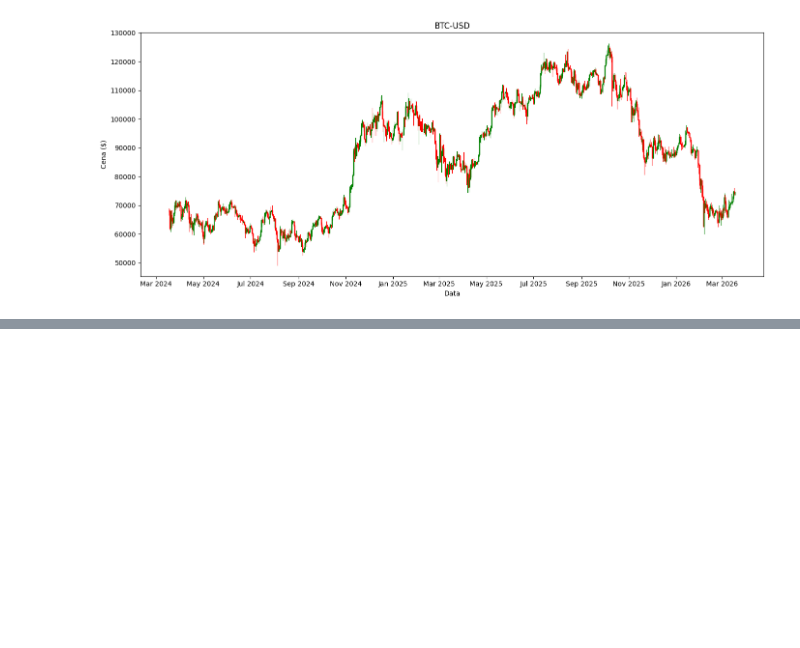
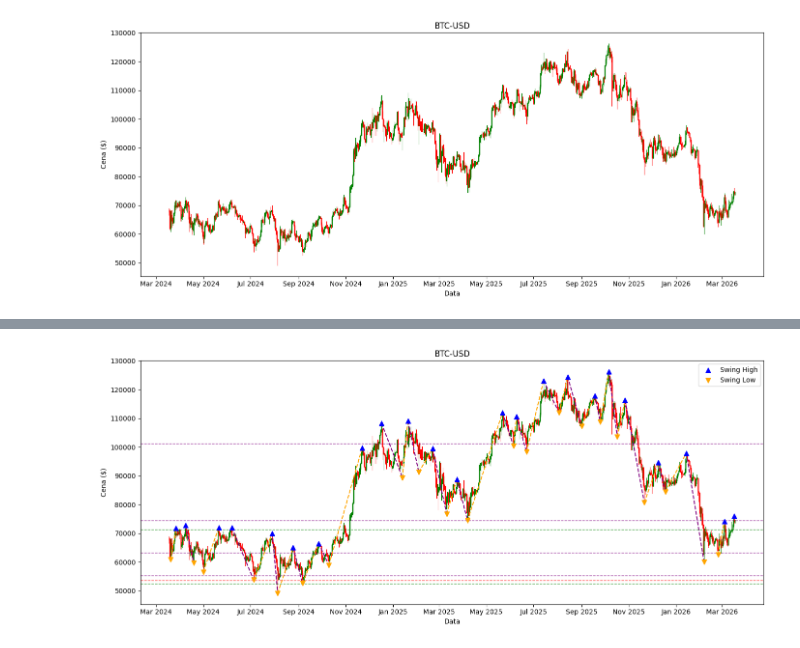
Before and after one commit to Paffeueq/fibonacci-retracement-ml, a Jupyter notebook: dyplomowy.ipynb, the cells around one changed output, grey strips where cells are left out. Saved outputs shown, nothing was run; the diff lists cells and outputs as text; code cells hidden in the pictures; blank space fills up the shorter version.

```diff
--- a/dyplomowy.ipynb
+++ b/dyplomowy.ipynb
@@ -68,0 +277,40 @@ plt.show()
+# %%
+fig, ax = plt.subplots(figsize=(14, 6))
+
+for _, row in df.iterrows():
+    color = "green" if row["Close"] >= row["Open"] else "red"
+    ax.plot([row["Date"], row["Date"]], [row["Low"], row["High"]], color=color, linewidth=0.8) #knot siwecy
+    ax.add_patch(Rectangle(     #swieca
+        (mdates.date2num(row["Date"]) - 0.3, min(row["Open"], row["Close"])),
+        0.6,
+        abs(row["Close"] - row["Open"]),
+        color=color
+    ))
+
+ax.scatter(df["Date"], df["swing_high"], color="blue", marker="^", s=50, zorder=5, label="Swing High")
+ax.scatter(df["Date"], df["swing_low"], color="orange", marker="v", s=50, zorder=5, label="Swing Low")
+ax.legend()
+
+for t in trends:
+    color = "orange" if t["typ"] == "wzrost" else "purple"
+    ax.plot([t["start_date"], t["end_date"]], [t["start_price"], t["end_price"]],
+            color=color, linewidth=1.5, linestyle="--")
+
+for strefa in strefy_agregowane:
+    if "wzrost" in strefa["typy"] and "spadek" in strefa["typy"]:
+        kolor = "purple"  # strefa z obu typów trendów - najsilniejsza
+    elif "wzrost" in strefa["typy"]:
+        kolor = "green"
+    else:
+        kolor = "red"
+    ax.axhline(strefa["price"], color=kolor, linewidth=1, linestyle="--", alpha=0.7)
+
+ax.xaxis.set_major_formatter(mdates.DateFormatter("%b %Y"))    # etykiety osi x na daty
+ax.xaxis.set_major_locator(mdates.MonthLocator(interval=2))     # co 2 miesiace etykieta na osi x
+plt.title(f"{ticker}")
+plt.xlabel("Data")
+plt.ylabel("Cena ($)")
+plt.tight_layout()
+plt.show()
+# %% [output]
+[figure, added]
```
Also changed, not shown: parts of 9 cells of this notebook.
